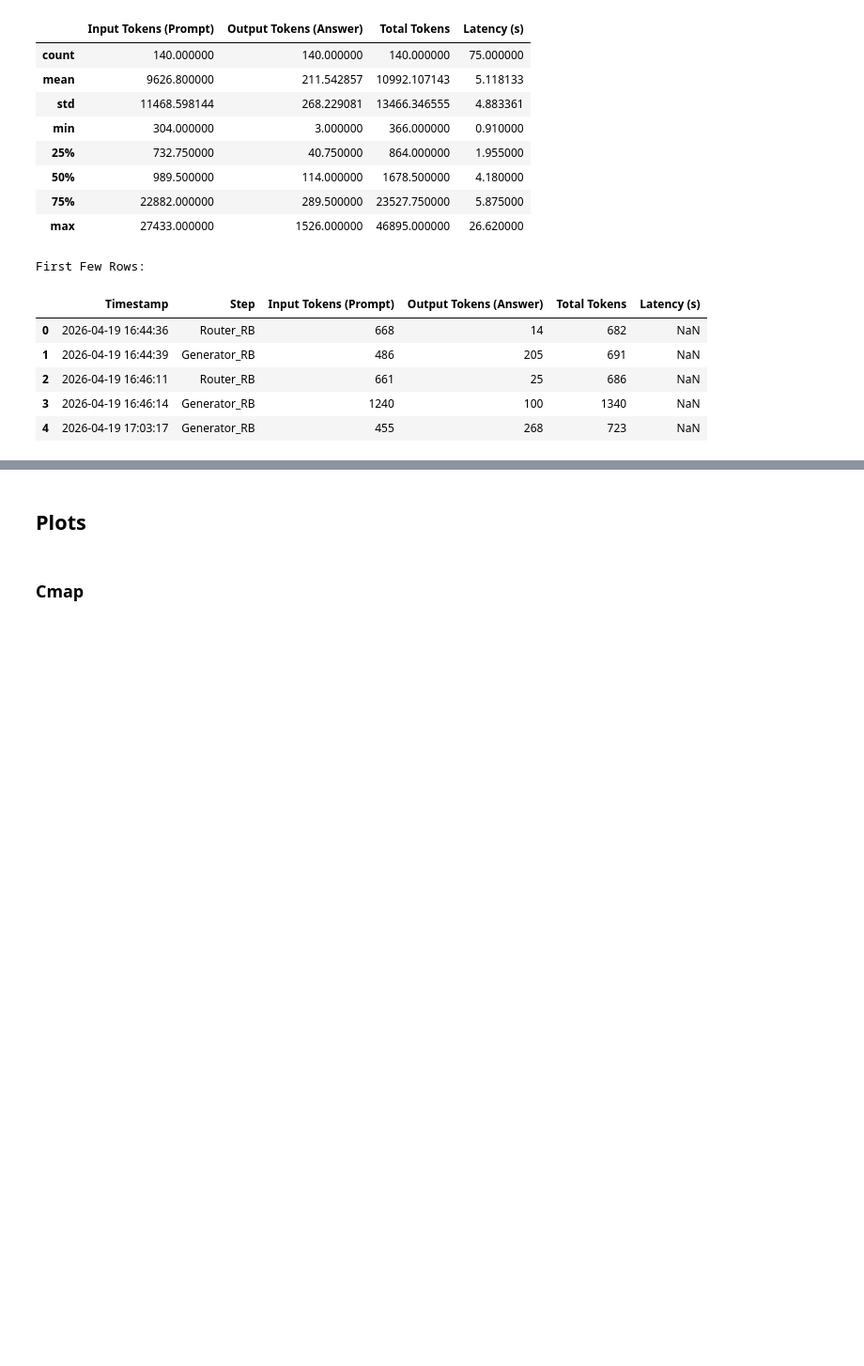
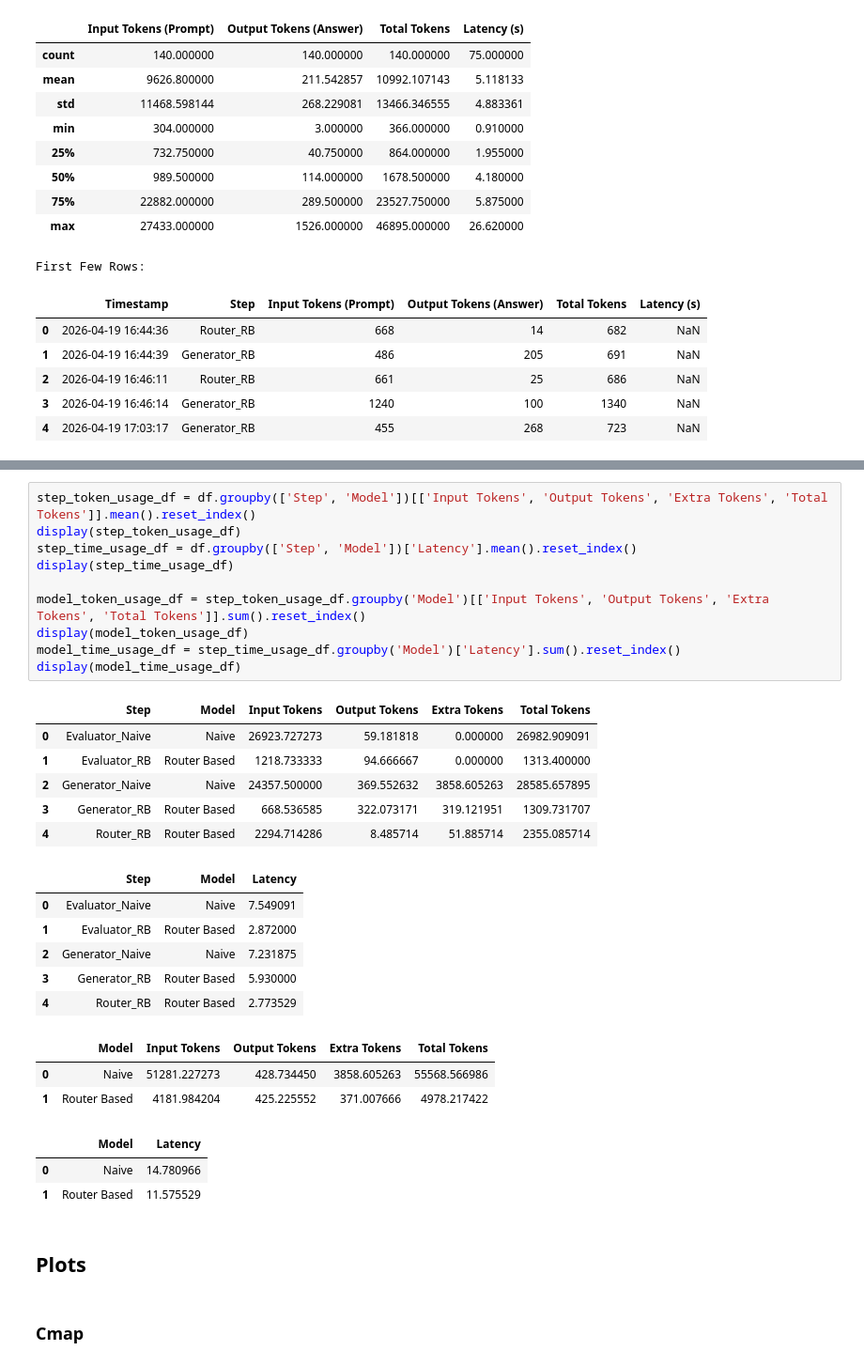
Before and after one commit to andreamurari/TesiMagistrale_NextQuerySuggestion, a Jupyter notebook: GeminiAPI_x_streamlit/token_usage_analysis.ipynb, the cells around one changed output, grey strips where cells are left out. Shown at 94% size. Saved outputs shown, nothing was run; the diff lists cells and outputs as text; blank space fills up the shorter version.

```diff
--- a/GeminiAPI_x_streamlit/token_usage_analysis.ipynb
+++ b/GeminiAPI_x_streamlit/token_usage_analysis.ipynb
@@ -64,6 +64,35 @@ df.head()
 | 2 | 2026-04-19 16:46:11 | Router_RB | 661 | 25 | 686 | NaN | 0 | Router Based |
 | 3 | 2026-04-19 16:46:14 | Generator_RB | 1240 | 100 | 1340 | NaN | 0 | Router Based |
 | 4 | 2026-04-19 17:03:17 | Generator_RB | 455 | 268 | 723 | NaN | 0 | Router Based |
+# %%
+step_token_usage_df = df.groupby(['Step', 'Model'])[['Input Tokens', 'Output Tokens', 'Extra Tokens', 'Total Tokens']].mean().reset_index()
+display(step_token_usage_df)
+step_time_usage_df = df.groupby(['Step', 'Model'])['Latency'].mean().reset_index()
+display(step_time_usage_df)
+
+model_token_usage_df = step_token_usage_df.groupby('Model')[['Input Tokens', 'Output Tokens', 'Extra Tokens', 'Total Tokens']].sum().reset_index()
+display(model_token_usage_df)
+model_time_usage_df = step_time_usage_df.groupby('Model')['Latency'].sum().reset_index()
+display(model_time_usage_df)
+# %% [output]
+|  | Step | Model | Input Tokens | Output Tokens | Extra Tokens | Total Tokens |
+| 0 | Evaluator_Naive | Naive | 26923.727273 | 59.181818 | 0.000000 | 26982.909091 |
+| 1 | Evaluator_RB | Router Based | 1218.733333 | 94.666667 | 0.000000 | 1313.400000 |
+| 2 | Generator_Naive | Naive | 24357.500000 | 369.552632 | 3858.605263 | 28585.657895 |
+| 3 | Generator_RB | Router Based | 668.536585 | 322.073171 | 319.121951 | 1309.731707 |
+| 4 | Router_RB | Router Based | 2294.714286 | 8.485714 | 51.885714 | 2355.085714 |
+|  | Step | Model | Latency |
+| 0 | Evaluator_Naive | Naive | 7.549091 |
+| 1 | Evaluator_RB | Router Based | 2.872000 |
+| 2 | Generator_Naive | Naive | 7.231875 |
+| 3 | Generator_RB | Router Based | 5.930000 |
+| 4 | Router_RB | Router Based | 2.773529 |
+|  | Model | Input Tokens | Output Tokens | Extra Tokens | Total Tokens |
+| 0 | Naive | 51281.227273 | 428.734450 | 3858.605263 | 55568.566986 |
+| 1 | Router Based | 4181.984204 | 425.225552 | 371.007666 | 4978.217422 |
+|  | Model | Latency |
+| 0 | Naive | 14.780966 |
+| 1 | Router Based | 11.575529 |
 # %% [markdown]
 ## Plots
 # %% [markdown]
```
Also changed, not shown: parts of 9 cells of this notebook.
